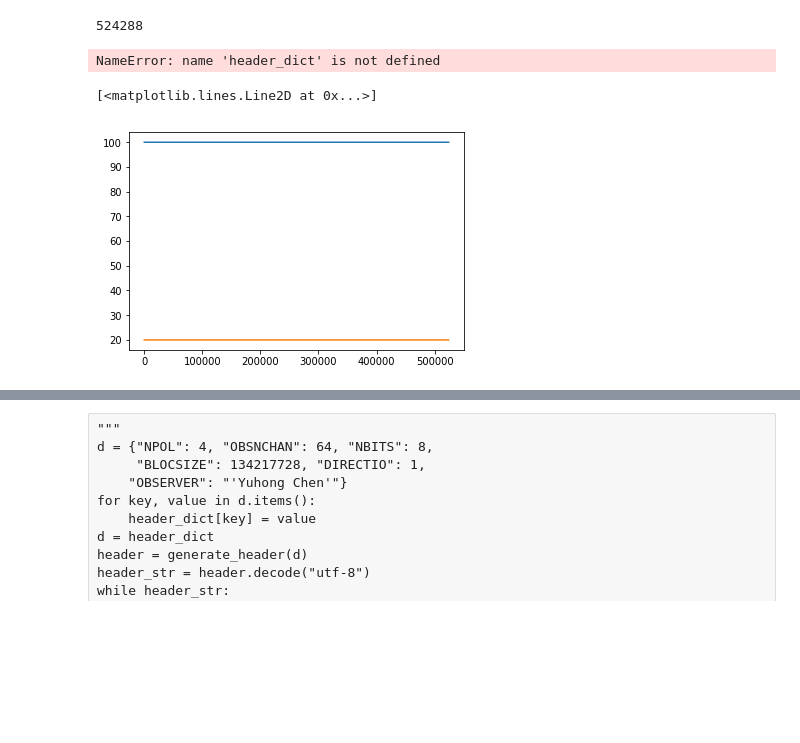
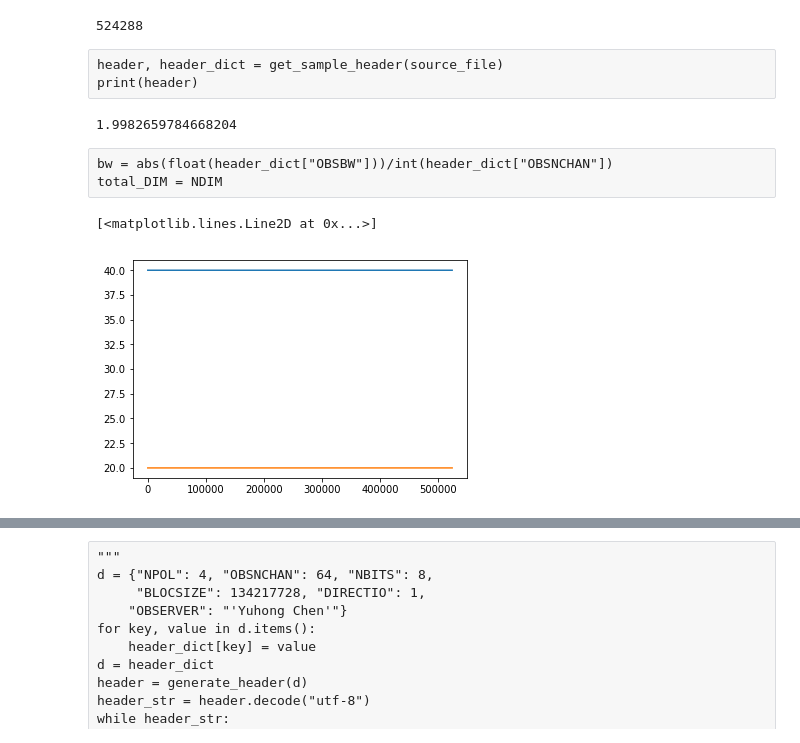
Before and after one commit to FX196/NenuFAR, a Jupyter notebook: Synthesizing RAW Files.ipynb, the cells around one changed output, grey strips where cells are left out. Saved outputs shown, nothing was run; the diff lists cells and outputs as text; code cells hidden in the pictures; blank space fills up the shorter version.

```diff
--- a/Synthesizing RAW Files.ipynb
+++ b/Synthesizing RAW Files.ipynb
@@ -28 +26,4 @@ print(header)
+# %% [raw]
+header, header_dict = get_sample_header(source_file)
+print(header)
 # %%
@@ -31,16 +32,18 @@ pol_1 = generate_2d_normal((NDIM))
-# %%
-bw = abs(float(header_dict["OBSBW"]))/int(header_dict["OBSNCHAN"])
-total_DIM = NDIM
-# %% [output]
-NameError: name 'header_dict' is not defined
+# %%
+np.var(pol_0[0]+pol_0[1]*1j)
+# %% [output]
+1.9982659784668204
+# %% [raw]
+bw = abs(float(header_dict["OBSBW"]))/int(header_dict["OBSNCHAN"])
+total_DIM = NDIM
 # %%
 x = np.arange(0, NDIM/1000, 1/1000)
-pol_0_real = np.ones(NDIM)*100
+pol_0_real = np.ones(NDIM)*40
 pol_0_imag = np.ones(NDIM)*20
 plt.plot(pol_0_real)
 plt.plot(pol_0_imag)
 # %% [output]
 [<matplotlib.lines.Line2D at 0x...>]
-[figure, old version]
+[figure, new version]
 # %%
 channel = generate_channel(NDIM, NPOL)
```
Also changed, not shown: parts of 11 cells of this notebook, 1 other file.
